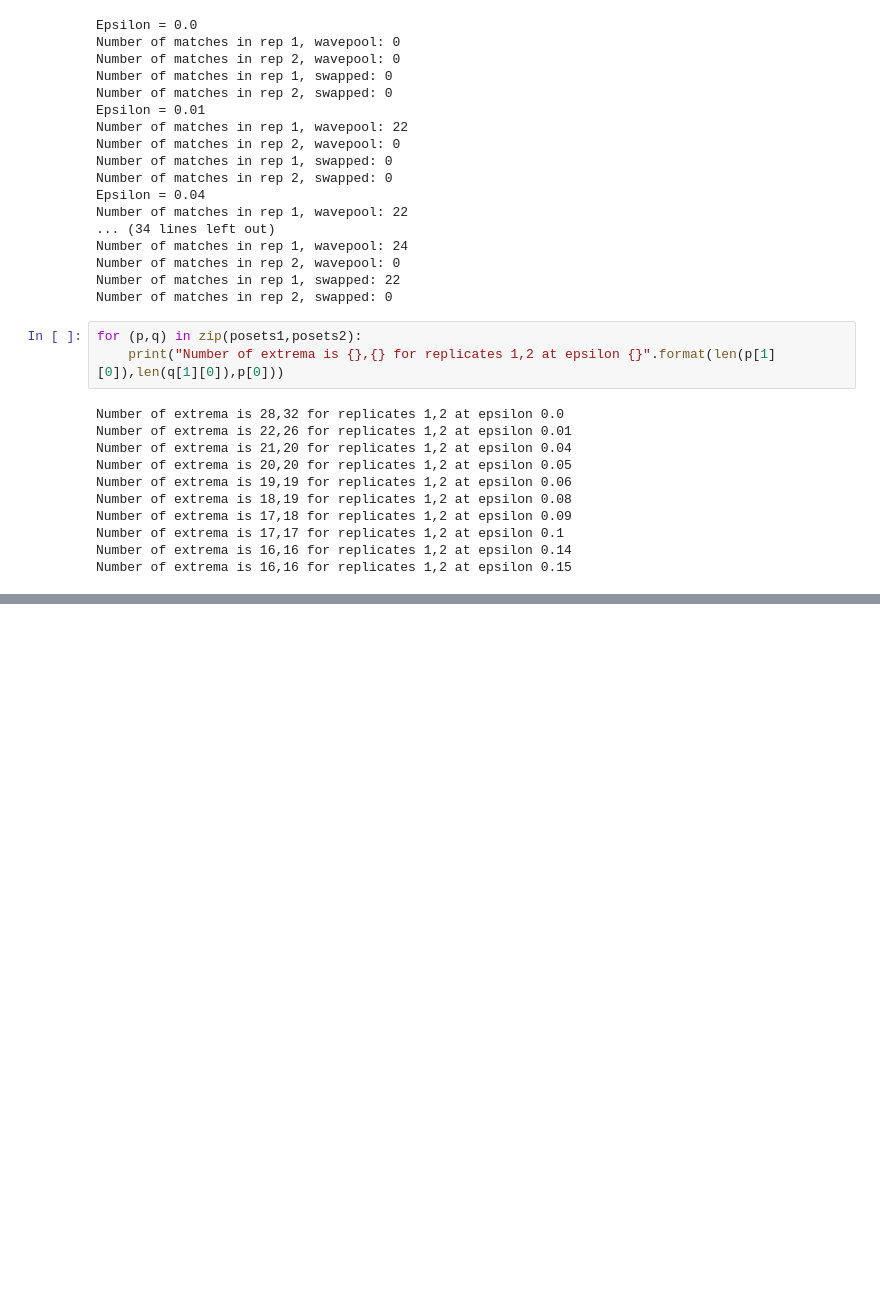
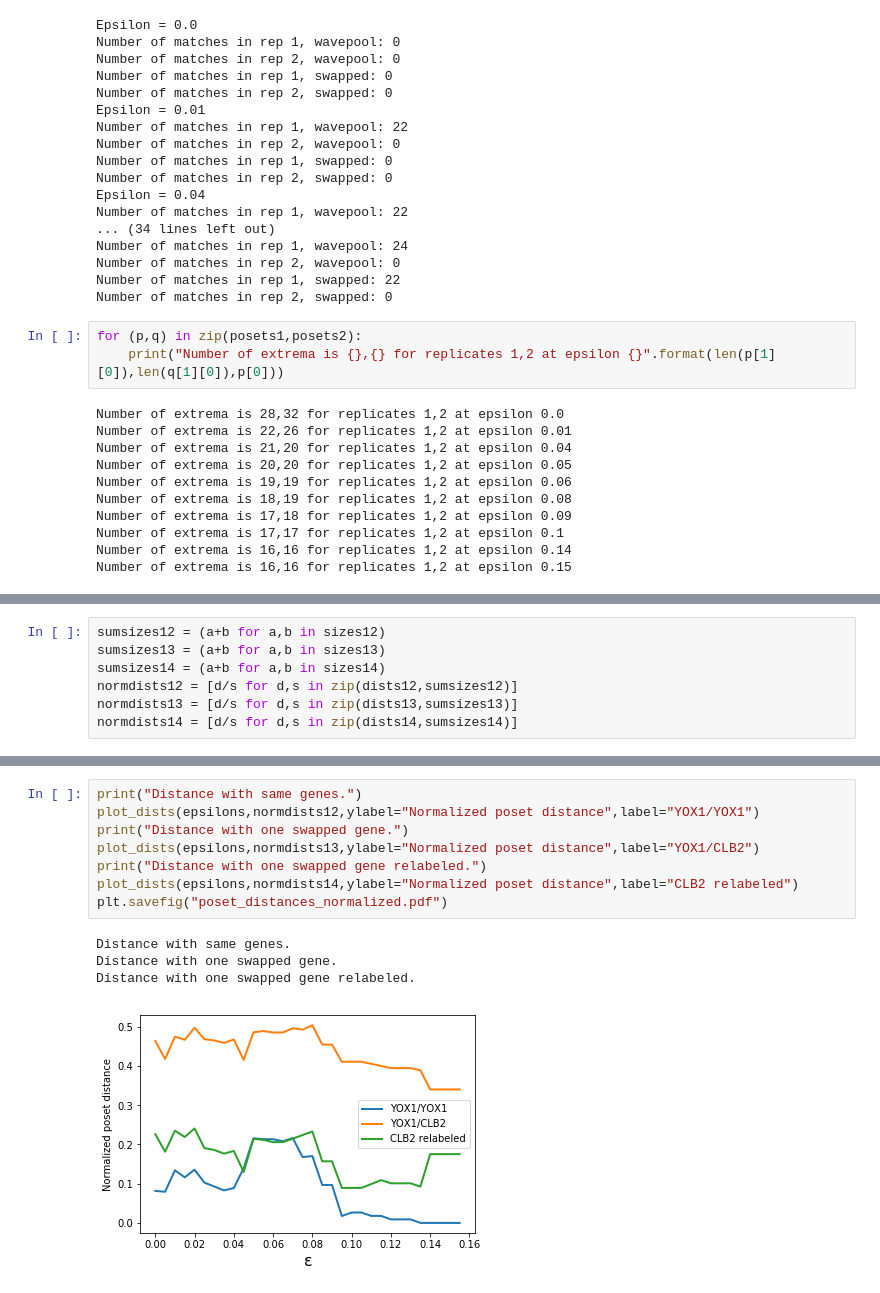
Before and after one commit to breecummins/min_interval_posets, a Jupyter notebook: scripts/Berry_2019_figures_results.ipynb, the cells around one changed output, grey strips where cells are left out. Drawn from its saved outputs; the diff is of its cells as text; blank space fills up the shorter version.

```diff
--- a/scripts/Berry_2019_figures_results.ipynb
+++ b/scripts/Berry_2019_figures_results.ipynb
@@ -185,0 +245,7 @@ DSGRN.DrawGraphWithHighlightedPath(matching_graph, path_match)
+# %%
+sumsizes12 = (a+b for a,b in sizes12)
+sumsizes13 = (a+b for a,b in sizes13)
+sumsizes14 = (a+b for a,b in sizes14)
+normdists12 = [d/s for d,s in zip(dists12,sumsizes12)]
+normdists13 = [d/s for d,s in zip(dists13,sumsizes13)]
+normdists14 = [d/s for d,s in zip(dists14,sumsizes14)]
@@ -185,0 +265,13 @@ DSGRN.DrawGraphWithHighlightedPath(matching_graph, path_match)
+# %%
+print("Distance with same genes.")
+plot_dists(epsilons,normdists12,ylabel="Normalized poset distance",label="YOX1/YOX1")
+print("Distance with one swapped gene.")
+plot_dists(epsilons,normdists13,ylabel="Normalized poset distance",label="YOX1/CLB2")
+print("Distance with one swapped gene relabeled.")
+plot_dists(epsilons,normdists14,ylabel="Normalized poset distance",label="CLB2 relabeled")
+plt.savefig("poset_distances_normalized.pdf")
+# %% [output]
+Distance with same genes.
+Distance with one swapped gene.
+Distance with one swapped gene relabeled.
+[figure, added]
```
Also changed, not shown: parts of 12 cells of this notebook, 4 other files.
